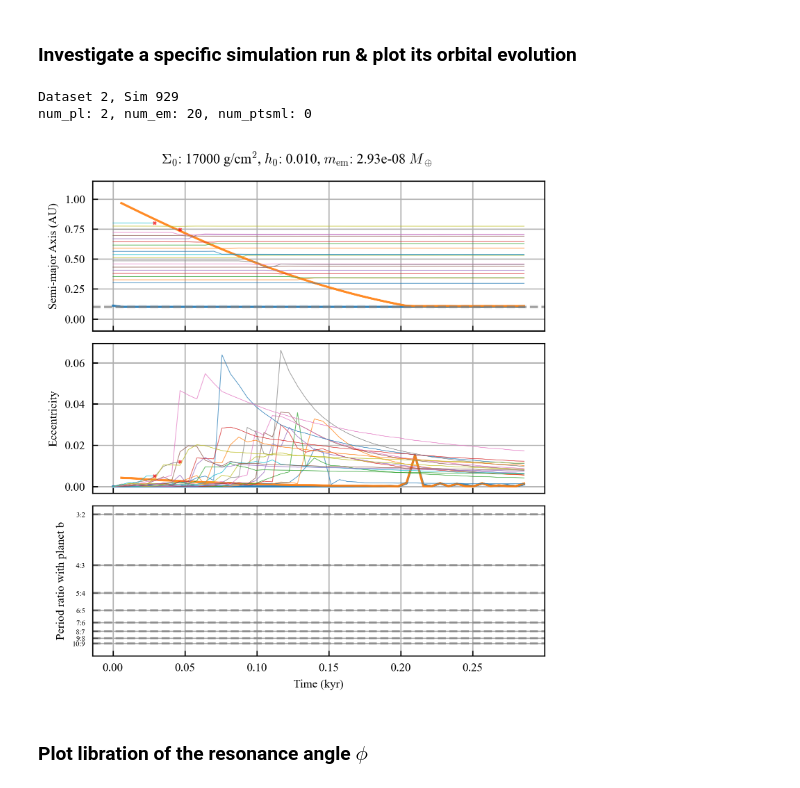
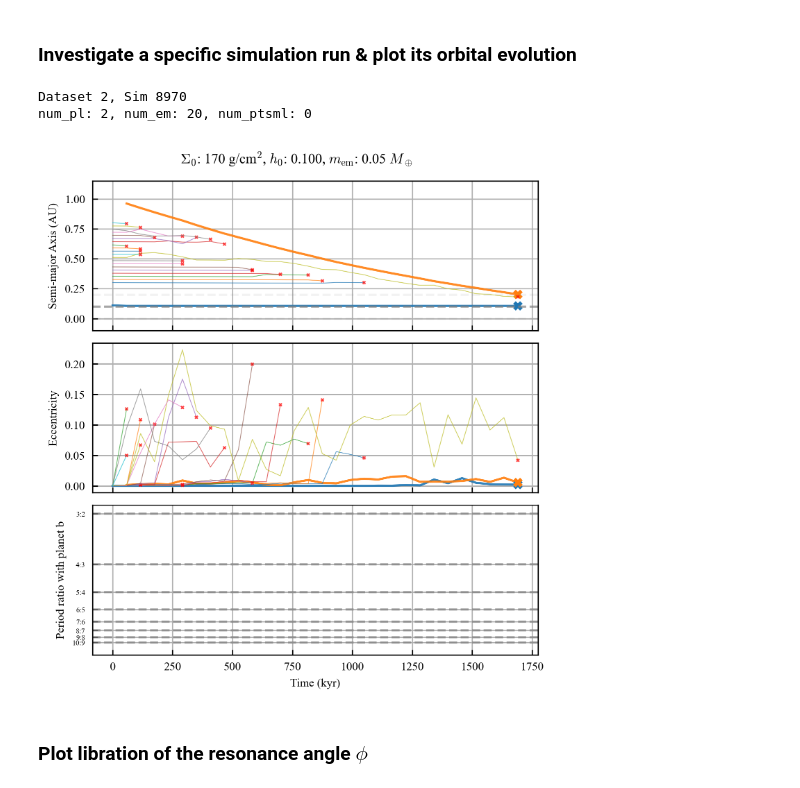
Before and after one commit to dchen10Git/uh-ifa-reu-2026, a Jupyter notebook: analyze_one_sim.ipynb, the cells around one changed output. Cells and saved outputs as stored; diff of their text form; code cells hidden in the pictures.

```diff
--- a/analyze_one_sim.ipynb
+++ b/analyze_one_sim.ipynb
@@ -360,39 +360,39 @@ def plot_system(saved_sim, elements, num_pl, num_em, num_ptsml, t_units='kyr'):
     # plt.savefig("Figures/orbital_evo.svg", bbox_inches="tight")
 
 dataset_id = 2
-sim_id = 929
+sim_id = 8970
 
 elements = ['a',
             'e',
             'P_ratio_em_b',
             # 'P_ratio_em_c',
         ]
 
 for sim_id in range(sim_id, sim_id+1, 1):
 # for sim_id in inside_d:
     base_dir = Path.cwd()
     file_path = base_dir.parent / f"sim_results/dataset{dataset_id}" / f"sim{sim_id}.h5"
 
     try:
         saved_sim = reb_sims.load_simulation_run(file_path)
     except FileNotFoundError:
         print(f"Sim {sim_id} not found")
         continue
 
     sim_data, metadata = saved_sim
     m_star = metadata['m_star']
     rock_names = list(sim_data.keys())
     rocks = {p: sim_data[p] for p in rock_names}
     num_pl, num_em, num_ptsml = metadata['num_pl'], metadata['num_em'], metadata['num_ptsml']
 
     print(f"Dataset {dataset_id}, Sim {sim_id}")
     print(f"num_pl: {metadata['num_pl']}, num_em: {metadata['num_em']}, num_ptsml: {metadata['num_ptsml']}")
 
     plot_system(saved_sim, elements, num_pl, num_em, num_ptsml)
 # %% [output]
-Dataset 2, Sim 929
+Dataset 2, Sim 8970
 num_pl: 2, num_em: 20, num_ptsml: 0
-[figure, old version]
+[figure, new version]
 # %% [markdown]
 ### Plot libration of the resonance angle $\phi$
 # %%
```
Also changed, not shown: 2 other files.
